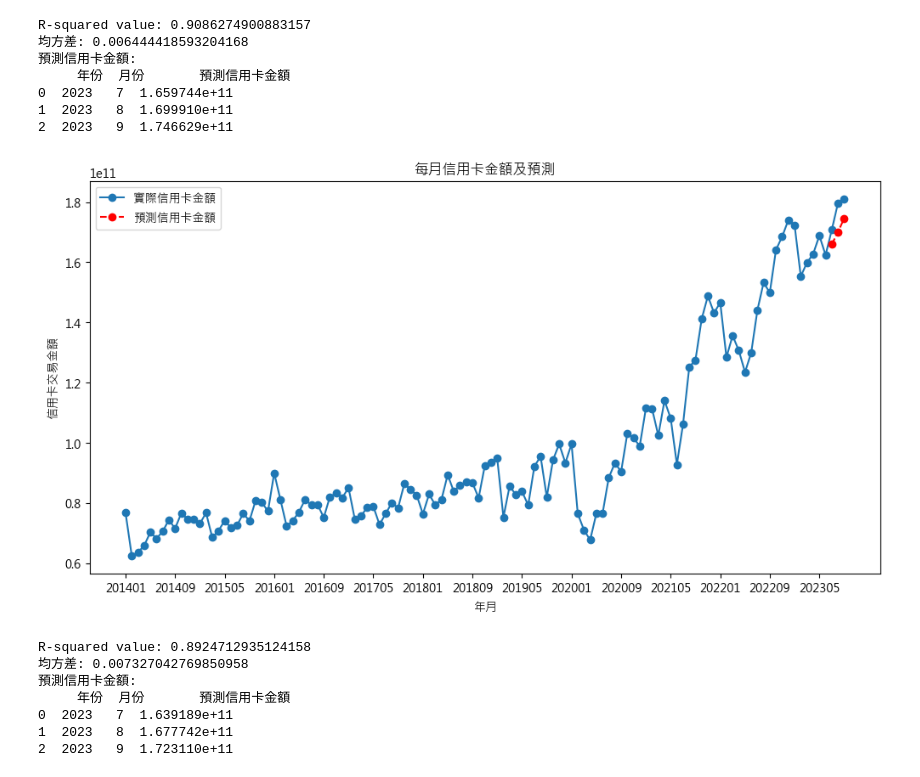
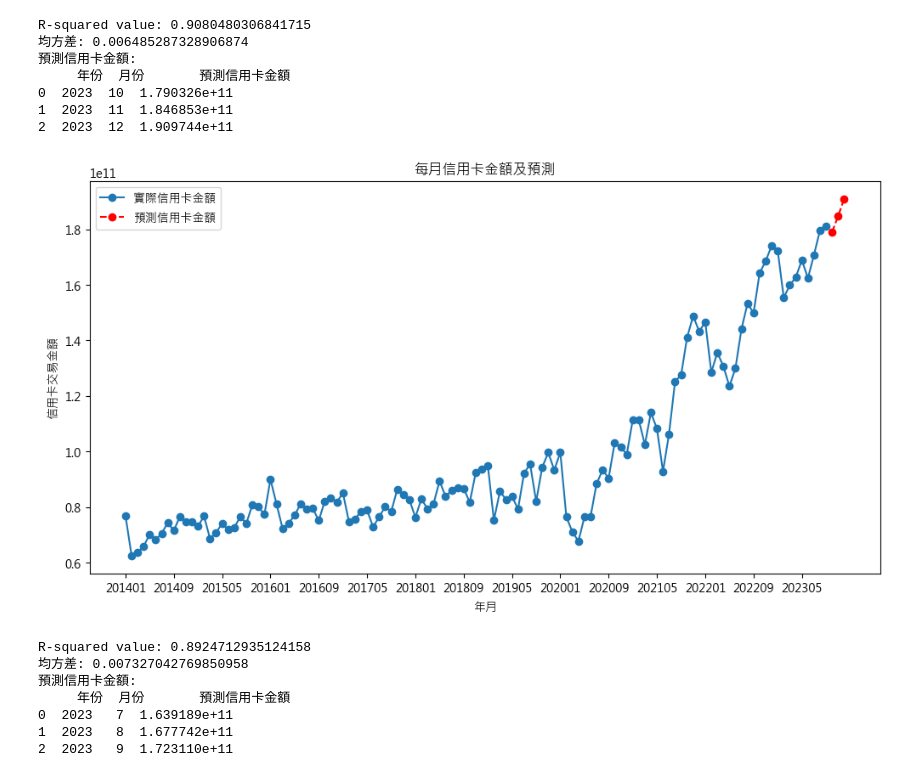
Before and after one commit to xuanlll17/creditcard, a Jupyter notebook: ML.ipynb, the cells around one changed output. Drawn from its saved outputs; the diff is of its cells as text; code cells hidden in the pictures.

```diff
--- a/ML.ipynb
+++ b/ML.ipynb
@@ -3,21 +3,23 @@ import pandas as pd
 import numpy as np
 from sklearn.linear_model import LinearRegression
 from sklearn.preprocessing import PolynomialFeatures, MinMaxScaler
+from sklearn.model_selection import train_test_split
 from sklearn.metrics import r2_score, mean_squared_error
 import matplotlib.pyplot as plt
 
 plt.rcParams["font.family"] = "Microsoft JhengHei"
 
+# 讀取數據集
 df = pd.read_csv("./processed_dataset.csv")
 
+# 將年月轉換為日期時間格式
 df["年月"] = pd.to_datetime(df["年"].astype(str) + df["月"].astype(str), format="%Y%m")
 df["年月"] = df["年月"].dt.strftime("%Y%m")
 
 # 按照年月分组，計算每年各個月份的信用卡消費金額
 monthly_total_expenses = df.groupby(["年月"])["信用卡交易金額[新台幣]"].sum().reset_index()
 
-
-# 將 '年月' 轉 datetime 取出年份和月份
+# 將 '年月' 轉換為 datetime，取出年份和月份
 monthly_total_expenses["年份"] = pd.to_datetime(
     monthly_total_expenses["年月"], format="%Y%m"
 ).dt.year
@@ -25,27 +27,40 @@ monthly_total_expenses["月份"] = pd.to_datetime(
     monthly_total_expenses["年月"], format="%Y%m"
 ).dt.month
 
+# 特徵與目標變量
 X = monthly_total_expenses[["年份", "月份"]].astype(float)
 y = monthly_total_expenses["信用卡交易金額[新台幣]"]
 
-# 特徵轉換
+# 多項式特徵轉換
 degree = 2
 poly = PolynomialFeatures(degree=degree)
 X_poly = poly.fit_transform(X)
 
-# 特徵縮放(MinMaxScaler)
+# 特徵縮放 (MinMaxScaler)
 scaler_X = MinMaxScaler()
 scaler_y = MinMaxScaler()
 
 X_scaled = scaler_X.fit_transform(X_poly)
 y_scaled = scaler_y.fit_transform(y.values.reshape(-1, 1)).flatten()
 
-# 建立模型
+# 將數據集分為訓練集和測試集
+X_train, X_test, y_train, y_test = train_test_split(
+    X_scaled, y_scaled, test_size=0.2, random_state=42
+)
+
+# 建立並擬合模型
 model = LinearRegression()
-model.fit(X_scaled, y_scaled)
+model.fit(X_train, y_train)
+
+# 預測測試集
+y_pred = model.predict(X_test)
+
+# 評估模型性能
+r_squared = r2_score(y_test, y_pred)
+mse = mean_squared_error(y_test, y_pred)
 
 # 預測2023年10月、11月和12月的信用卡消費金額
-next_months = pd.DataFrame({"年份": [2023] * 3, "月份": [7, 8, 9]})
+next_months = pd.DataFrame({"年份": [2023] * 3, "月份": [10, 11, 12]})
 next_months_poly = poly.transform(next_months)
 next_months_scaled = scaler_X.transform(next_months_poly)
 
@@ -54,40 +69,41 @@ next_months["預測信用卡金額"] = scaler_y.inverse_transform(
     model.predict(next_months_scaled).reshape(-1, 1)
 ).flatten()
 
-# R平方與平均方差
+# R平方與均方差
 r_squared = r2_score(y_scaled, model.predict(X_scaled))
 print(f"R-squared value: {r_squared}")
 mse = mean_squared_error(y_scaled, model.predict(X_scaled))
 print(f"均方差: {mse}")
 
 print("預測信用卡金額:")
 print(next_months[["年份", "月份", "預測信用卡金額"]])
 
+# 繪製圖表
 plt.figure(figsize=(12, 6))
 plt.plot(monthly_total_expenses["年月"], y, marker="o", label="實際信用卡金額")
 plt.plot(
     next_months["年份"].astype(str) + next_months["月份"].astype(str).str.zfill(2),
     next_months["預測信用卡金額"],
     marker="o",
     linestyle="--",
     color="red",
     label="預測信用卡金額",
 )
 plt.title("每月信用卡金額及預測")
 plt.xlabel("年月")
 plt.ylabel("信用卡交易金額")
 plt.xticks(monthly_total_expenses["年月"][::8])  # 每8個標籤顯示一次
 plt.legend()
 plt.show()
 # %% [output]
-R-squared value: 0.9086274900883157
-均方差: 0.006444418593204168
+R-squared value: 0.9080480306841715
+均方差: 0.006485287328906874
 預測信用卡金額:
      年份  月份       預測信用卡金額
-0  2023   7  1.659744e+11
-1  2023   8  1.699910e+11
-2  2023   9  1.746629e+11
+0  2023  10  1.790326e+11
+1  2023  11  1.846853e+11
+2  2023  12  1.909744e+11
-[figure, old version]
+[figure, new version]
 # %%
 import pandas as pd
 import numpy as np
```
Also changed, not shown: parts of 2 cells of this notebook.
